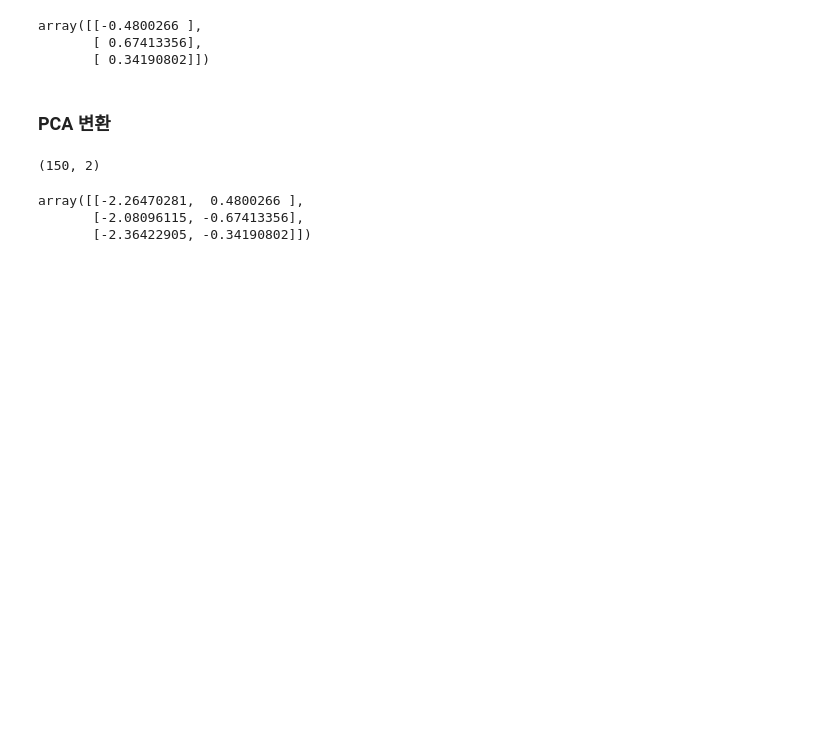
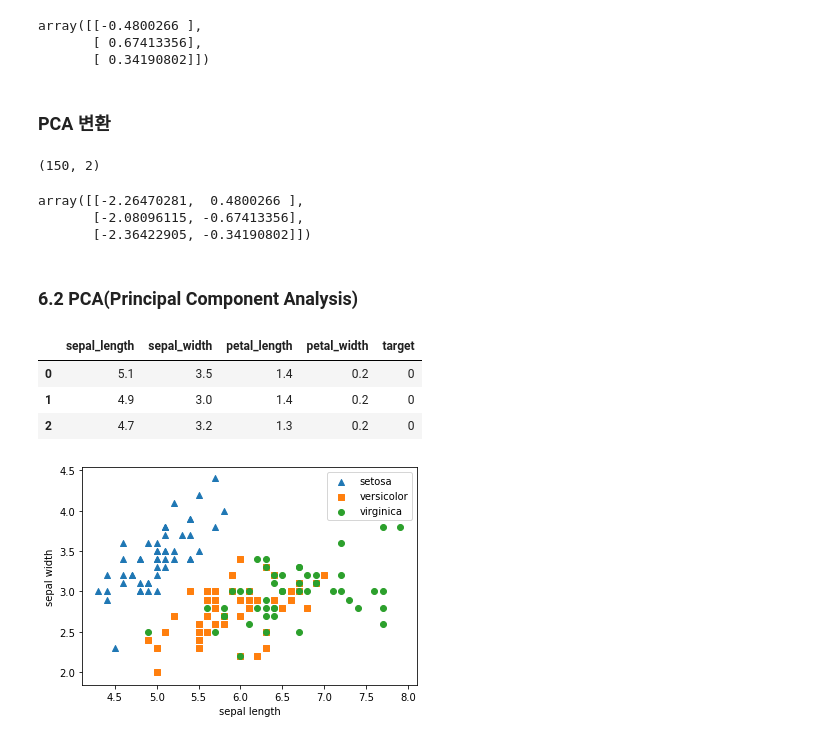
Before and after one commit to ckiekim/Machine-Learning, a Jupyter notebook: ch6_dimension_reduction.ipynb, the cells around one changed output. Cells and saved outputs as stored; diff of their text form; code cells hidden in the pictures; blank space fills up the shorter version.

```diff
--- a/ch6_dimension_reduction.ipynb
+++ b/ch6_dimension_reduction.ipynb
@@ -128,3 +109,34 @@ iris_pca[:3, :]
 array([[-2.26470281,  0.4800266 ],
        [-2.08096115, -0.67413356],
        [-2.36422905, -0.34190802]])
+# %% [markdown]
+### 6.2 PCA(Principal Component Analysis)
+# %%
+# 넘파이 데이터 셋을 Pandas DataFrame으로 변환
+columns = ['sepal_length','sepal_width','petal_length','petal_width']
+irisDF = pd.DataFrame(iris.data, columns=columns)
+irisDF['target']=iris.target
+irisDF.head(3)
+# %% [output]
+|  | sepal_length | sepal_width | petal_length | petal_width | target |
+| 0 | 5.1 | 3.5 | 1.4 | 0.2 | 0 |
+| 1 | 4.9 | 3.0 | 1.4 | 0.2 | 0 |
+| 2 | 4.7 | 3.2 | 1.3 | 0.2 | 0 |
+# %%
+#setosa는 세모, versicolor는 네모, virginica는 동그라미로 표현
+markers=['^', 's', 'o']
+
+#setosa의 target 값은 0, versicolor는 1, virginica는 2.
+#각 target 별로 다른 shape으로 scatter plot
+for i, marker in enumerate(markers):
+    x_axis_data = irisDF[irisDF['target']==i]['sepal_length']
+    y_axis_data = irisDF[irisDF['target']==i]['sepal_width']
+    plt.scatter(x_axis_data, y_axis_data, marker=marker,
+                label=iris.target_names[i])
+
+plt.legend()
+plt.xlabel('sepal length')
+plt.ylabel('sepal width')
+plt.show()
+# %% [output]
+[figure, added]
```
Also changed, not shown: parts of 16 cells of this notebook, 2 other files.
